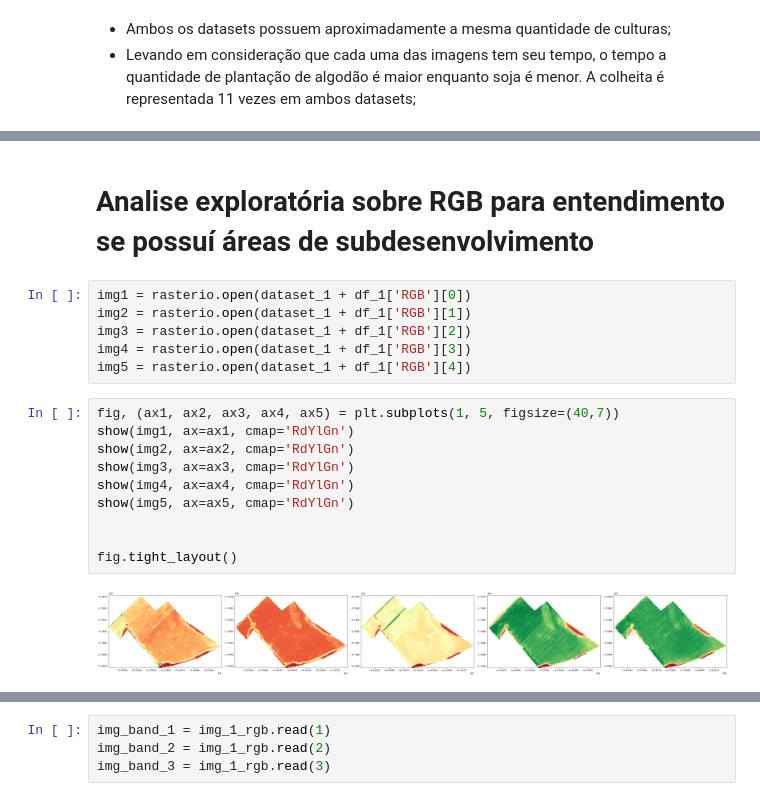
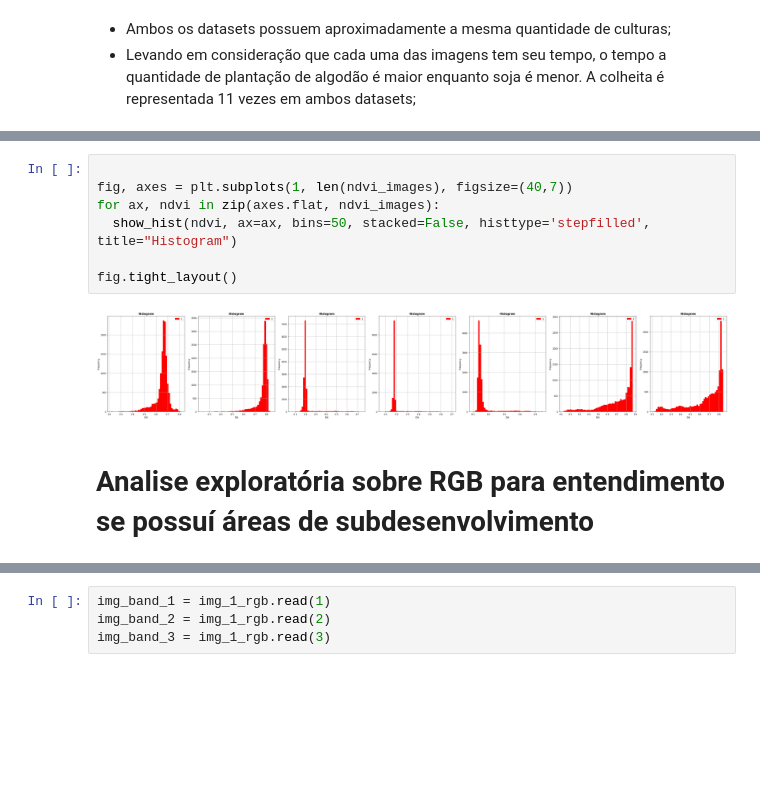
Before and after one commit to g-roger/analise-vegetativa-bemagro, a Jupyter notebook: 20ia_05_EDA_bemagro.ipynb, the cells around one changed output, grey strips where cells are left out. Saved outputs shown, nothing was run; the diff lists cells and outputs as text; blank space fills up the shorter version.

```diff
--- a/20ia_05_EDA_bemagro.ipynb
+++ b/20ia_05_EDA_bemagro.ipynb
@@ -252,20 +287,11 @@ fig.tight_layout()
+# %%
+
+fig, axes = plt.subplots(1, len(ndvi_images), figsize=(40,7))
+for ax, ndvi in zip(axes.flat, ndvi_images):
+  show_hist(ndvi, ax=ax, bins=50, stacked=False, histtype='stepfilled', title="Histogram")
+
+fig.tight_layout()
+# %% [output]
+[figure, added]
 # %% [markdown]
 # Analise exploratória sobre RGB para entendimento se possuí áreas de subdesenvolvimento
-# %%
-img1 = rasterio.open(dataset_1 + df_1['RGB'][0])
-img2 = rasterio.open(dataset_1 + df_1['RGB'][1])
-img3 = rasterio.open(dataset_1 + df_1['RGB'][2])
-img4 = rasterio.open(dataset_1 + df_1['RGB'][3])
-img5 = rasterio.open(dataset_1 + df_1['RGB'][4])
-# %%
-fig, (ax1, ax2, ax3, ax4, ax5) = plt.subplots(1, 5, figsize=(40,7))
-show(img1, ax=ax1, cmap='RdYlGn')
-show(img2, ax=ax2, cmap='RdYlGn')
-show(img3, ax=ax3, cmap='RdYlGn')
-show(img4, ax=ax4, cmap='RdYlGn')
-show(img5, ax=ax5, cmap='RdYlGn')
-
-
-fig.tight_layout()
-# %% [output]
-[figure, removed]
```
Also changed, not shown: parts of 40 cells of this notebook.
